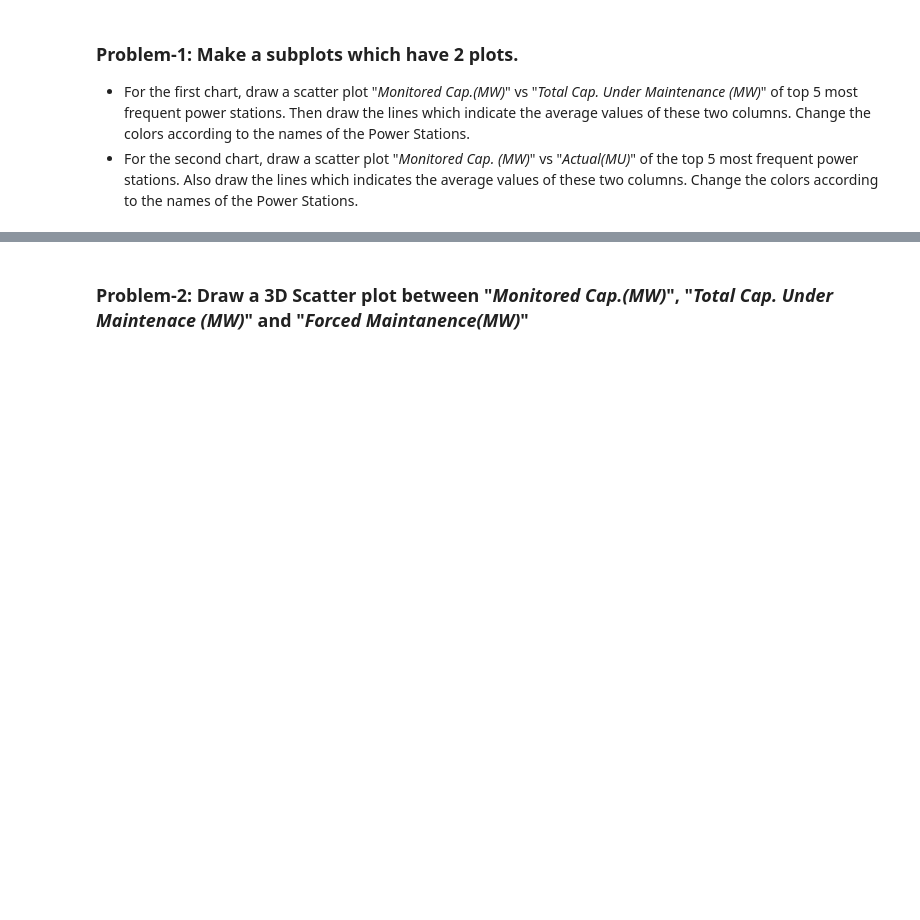
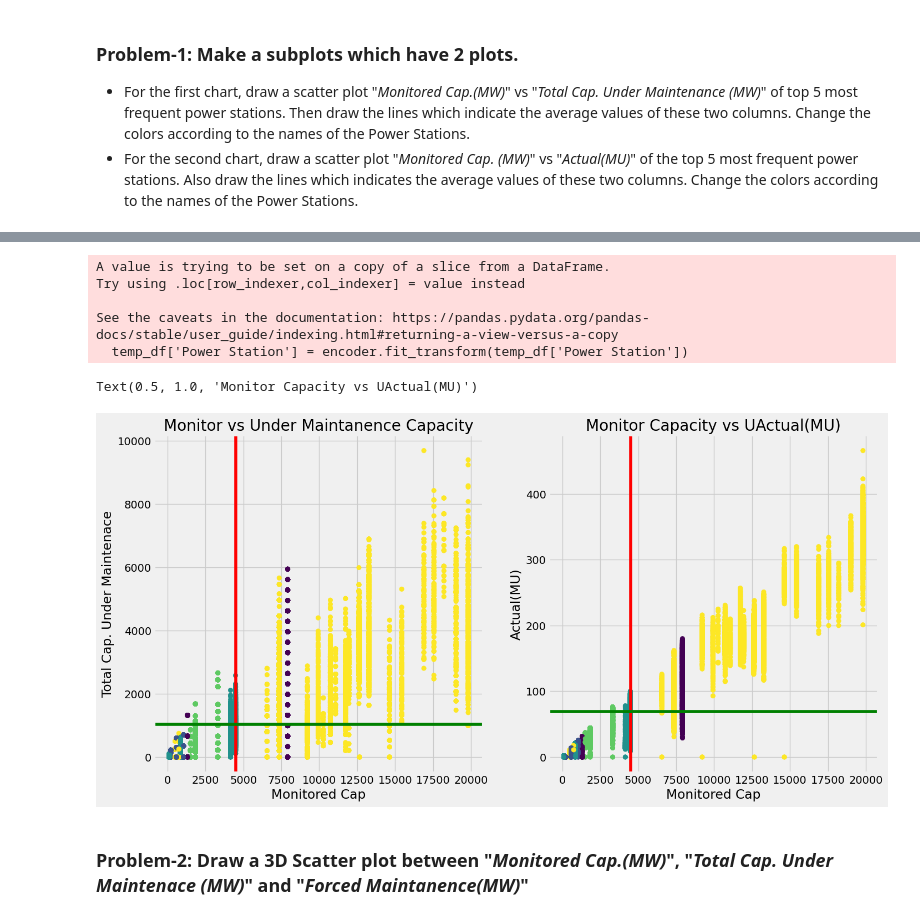
Before and after one commit to Apurba1903/DV_DA, a Jupyter notebook: Week 9 Task 24.ipynb, the cells around one changed output, grey strips where cells are left out. Saved outputs shown, nothing was run; the diff lists cells and outputs as text; code cells hidden in the pictures; blank space fills up the shorter version.

```diff
--- a/Week 9 Task 24.ipynb
+++ b/Week 9 Task 24.ipynb
@@ -13,0 +20,5 @@
+# %%
+# Code Here
+
+df = pd.read_csv("https://rb.gy/gsmddu")
+df.head()
@@ -14,2 +32,35 @@
+# %%
+most_freq_ps = df['Power Station'].value_counts().head().index.tolist()
+# %%
+temp_df = df[df['Power Station'].isin(most_freq_ps)]
+# %%
+encoder = LabelEncoder()
+temp_df['Power Station'] = encoder.fit_transform(temp_df['Power Station'])
+# %% [output]
+A value is trying to be set on a copy of a slice from a DataFrame.
+Try using .loc[row_indexer,col_indexer] = value instead
+
+See the caveats in the documentation: https://pandas.pydata.org/pandas-docs/stable/user_guide/indexing.html#returning-a-view-versus-a-copy
+  temp_df['Power Station'] = encoder.fit_transform(temp_df['Power Station'])
+# %%
+fig, ax = plt.subplots(1,2, figsize=(15,7.5))
+
+ax[0].scatter(temp_df['Monitored Cap.(MW)'], temp_df['Total Cap. Under Maintenace (MW)'], c=temp_df['Power Station'])
+ax[0].axvline(temp_df['Monitored Cap.(MW)'].mean(), c='red')
+ax[0].axhline(temp_df['Total Cap. Under Maintenace (MW)'].mean(), c='green')
+ax[0].set_xlabel('Monitored Cap')
+ax[0].set_ylabel('Total Cap. Under Maintenace')
+ax[0].set_title('Monitor vs Under Maintanence Capacity')
+
+
+ax[1].scatter(temp_df['Monitored Cap.(MW)'], temp_df['Actual(MU)'], c=temp_df['Power Station'])
+ax[1].axvline(temp_df['Monitored Cap.(MW)'].mean(), c='red')
+ax[1].axhline(temp_df['Actual(MU)'].mean(), c='green')
+ax[1].set_xlabel('Monitored Cap')
+ax[1].set_ylabel('Actual(MU)')
+ax[1].set_title('Monitor Capacity vs UActual(MU)')
+# %% [output]
+Text(0.5, 1.0, 'Monitor Capacity vs UActual(MU)')
+[figure, added]
 # %% [markdown]
 ### **Problem-2:** Draw a 3D Scatter plot between "*Monitored Cap.(MW)*", "*Total Cap. Under Maintenace (MW)*" and "*Forced Maintanence(MW)*"
```
Also changed, not shown: parts of 35 cells of this notebook.
